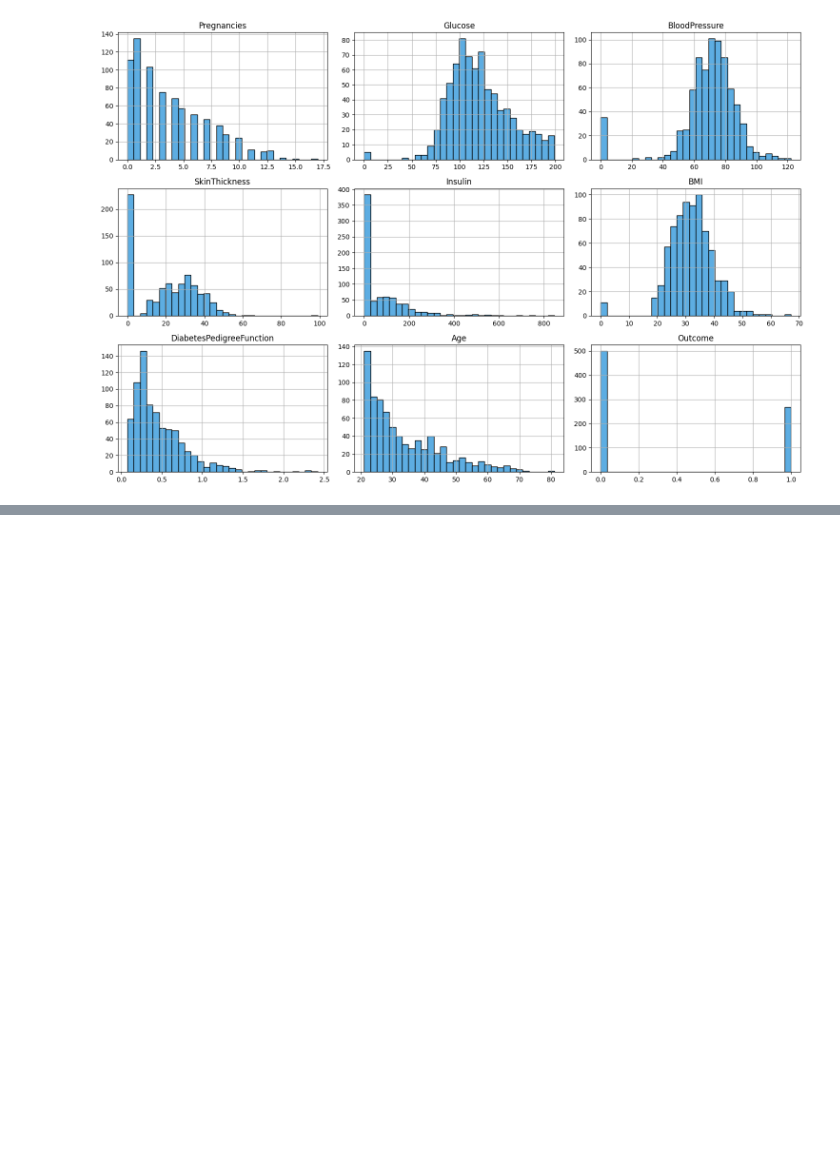
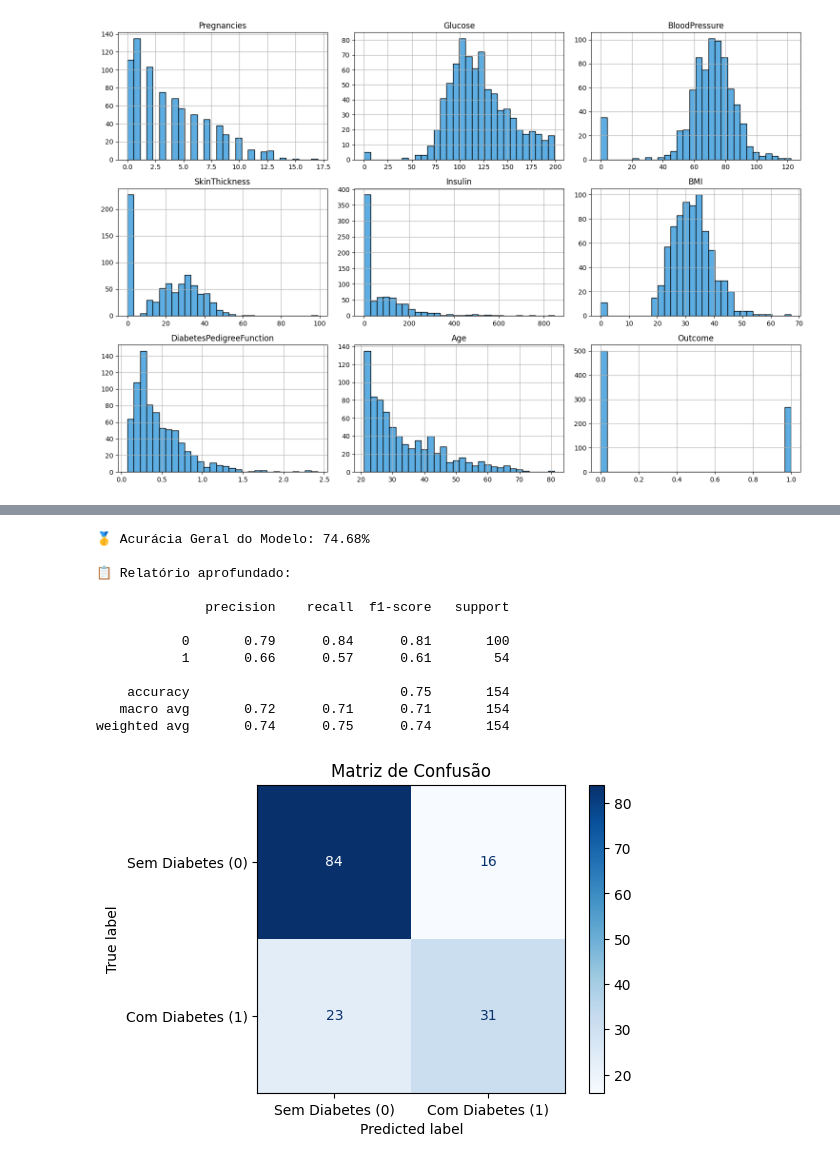
Before and after one commit to mvgv/techchallenge1, a Jupyter notebook: diabetes_eda.ipynb, the cells around one changed output, grey strips where cells are left out. Drawn from its saved outputs; the diff is of its cells as text; code cells hidden in the pictures; blank space fills up the shorter version.

Commit message:
feat: KNN e Random forest implementados

```diff
--- a/diabetes_eda.ipynb
+++ b/diabetes_eda.ipynb
@@ -163,3 +196,46 @@ plt.show()
 X = df.drop(columns=['Outcome'])
 y = df['Outcome']
 X_train, X_test, y_train, y_test = train_test_split(X, y, test_size=0.2, stratify=y, random_state=42)
+# %%
+# Avisamos: "onde você ver '0', preencha com a 'mediana' dos outros valores!"
+imputer = SimpleImputer(missing_values=0, strategy='median')
+# Treina e aplica isso nos mesmos 5 campos da Base de Treino
+cols = ['Glucose', 'BloodPressure', 'SkinThickness', 'Insulin', 'BMI']
+X_train[cols] = imputer.fit_transform(X_train[cols])
+# Aplica a mesma mediana calculada na Base de Teste
+X_test[cols] = imputer.transform(X_test[cols])
+# %%
+# 1. Criamos a "receita" do modelo
+# n_estimators=100 significa que ele vai plantar 100 Árvores de Decisão para fazer a votação
+rf_model = RandomForestClassifier(n_estimators=100, random_state=42, class_weight='balanced')
+# 2. Treinamento: A mágica acontece aqui! O modelo aprende com o passado
+rf_model.fit(X_train, y_train)
+# 3. Previsão: O modelo pega os exames dos pacientes de Teste e tenta adivinhar o diagnóstico
+y_pred = rf_model.predict(X_test)
+# 4. Checando o Boletim!
+print(f"🥇 Acurácia Geral do Modelo: {accuracy_score(y_test, y_pred):.2%}")
+print("\n📋 Relatório aprofundado:\n")
+print(classification_report(y_test, y_pred))
+# 5. Mostrando o mapa de Onde ele Errou e Onde Acertou (Matriz de Confusão)
+fig, ax = plt.subplots(figsize=(6, 4))
+disp = ConfusionMatrixDisplay(
+    confusion_matrix=confusion_matrix(y_test, y_pred),
+    display_labels=["Sem Diabetes (0)", "Com Diabetes (1)"]
+)
+disp.plot(cmap='Blues', ax=ax)
+plt.title("Matriz de Confusão")
+plt.show()
+# %% [output]
+🥇 Acurácia Geral do Modelo: 74.68%
+
+📋 Relatório aprofundado:
+
+              precision    recall  f1-score   support
+
+           0       0.79      0.84      0.81       100
+           1       0.66      0.57      0.61        54
+
+    accuracy                           0.75       154
+   macro avg       0.72      0.71      0.71       154
+weighted avg       0.74      0.75      0.74       154
+[figure, added]
```
Also changed, not shown: parts of 9 cells of this notebook.
